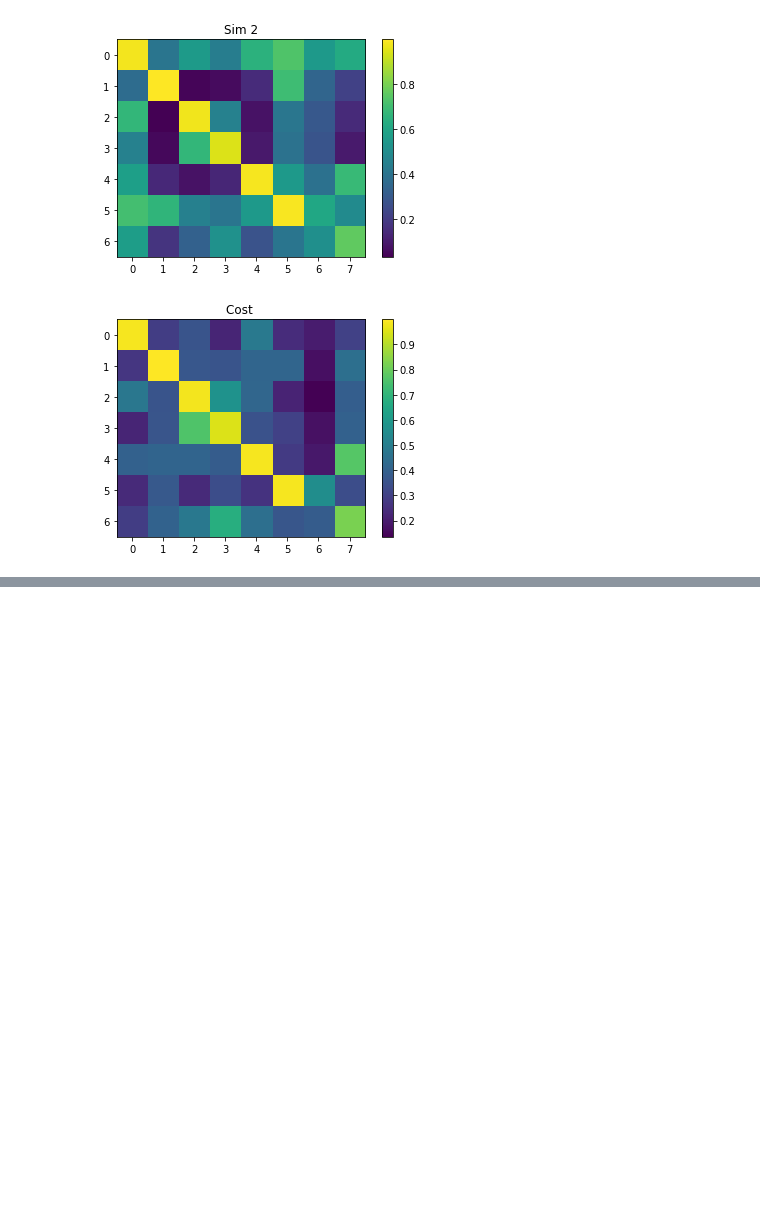
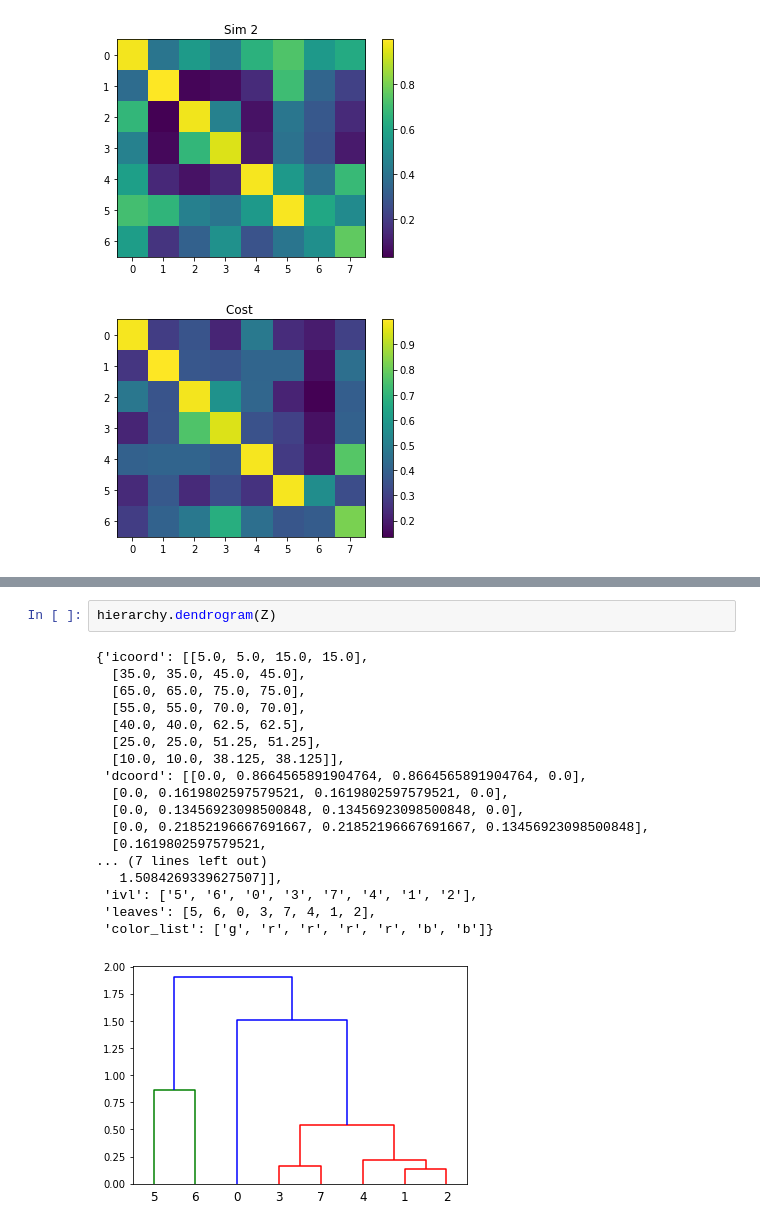
Before and after one commit to klmcguir/cascade, a Jupyter notebook: Similarity metrics testing.ipynb, the cells around one changed output, grey strips where cells are left out. Saved outputs shown, nothing was run; the diff lists cells and outputs as text; blank space fills up the shorter version.

```diff
--- a/Similarity metrics testing.ipynb
+++ b/Similarity metrics testing.ipynb
@@ -192,0 +213,21 @@ plt.colorbar()
+# %%
+hierarchy.dendrogram(Z)
+# %% [output]
+{'icoord': [[5.0, 5.0, 15.0, 15.0],
+  [35.0, 35.0, 45.0, 45.0],
+  [65.0, 65.0, 75.0, 75.0],
+  [55.0, 55.0, 70.0, 70.0],
+  [40.0, 40.0, 62.5, 62.5],
+  [25.0, 25.0, 51.25, 51.25],
+  [10.0, 10.0, 38.125, 38.125]],
+ 'dcoord': [[0.0, 0.8664565891904764, 0.8664565891904764, 0.0],
+  [0.0, 0.1619802597579521, 0.1619802597579521, 0.0],
+  [0.0, 0.13456923098500848, 0.13456923098500848, 0.0],
+  [0.0, 0.21852196667691667, 0.21852196667691667, 0.13456923098500848],
+  [0.1619802597579521,
+... (7 lines left out)
+   1.5084269339627507]],
+ 'ivl': ['5', '6', '0', '3', '7', '4', '1', '2'],
+ 'leaves': [5, 6, 0, 3, 7, 4, 1, 2],
+ 'color_list': ['g', 'r', 'r', 'r', 'r', 'b', 'b']}
+[figure, added]
```
Also changed, not shown: parts of 3 cells of this notebook, 4 other files.
